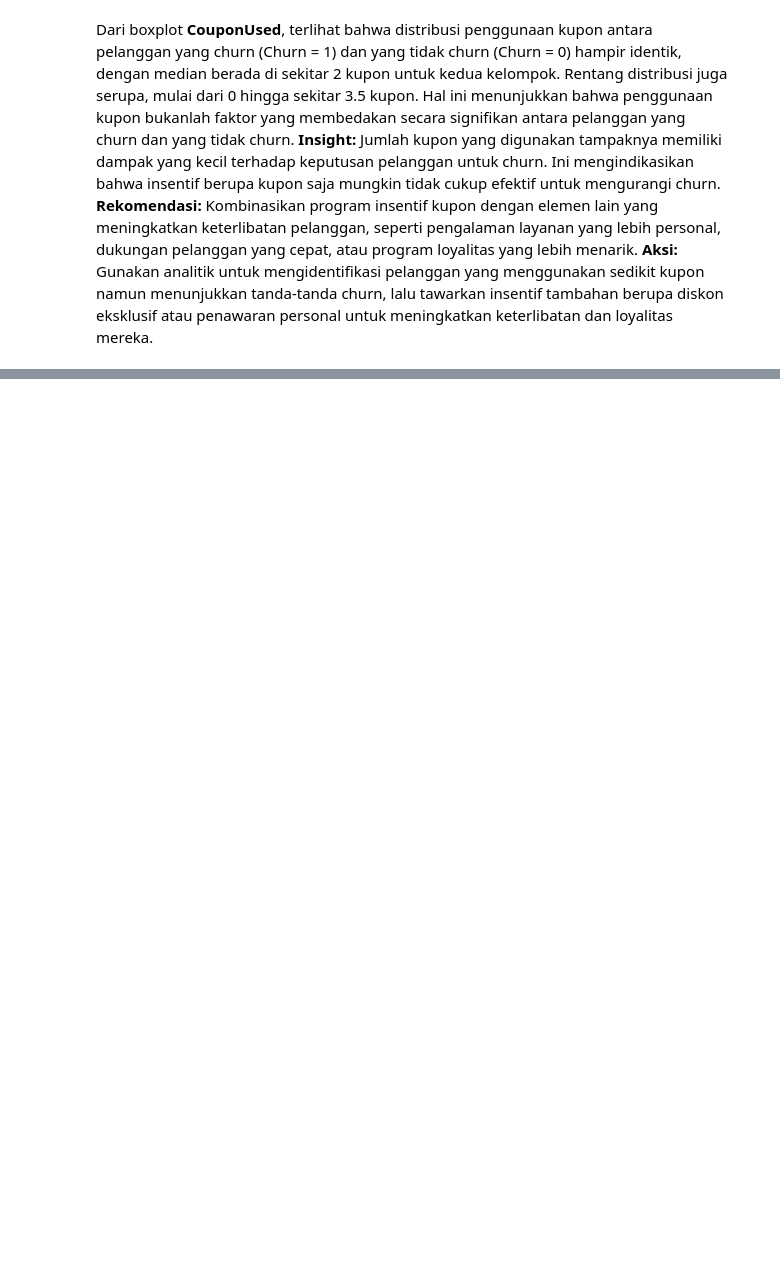
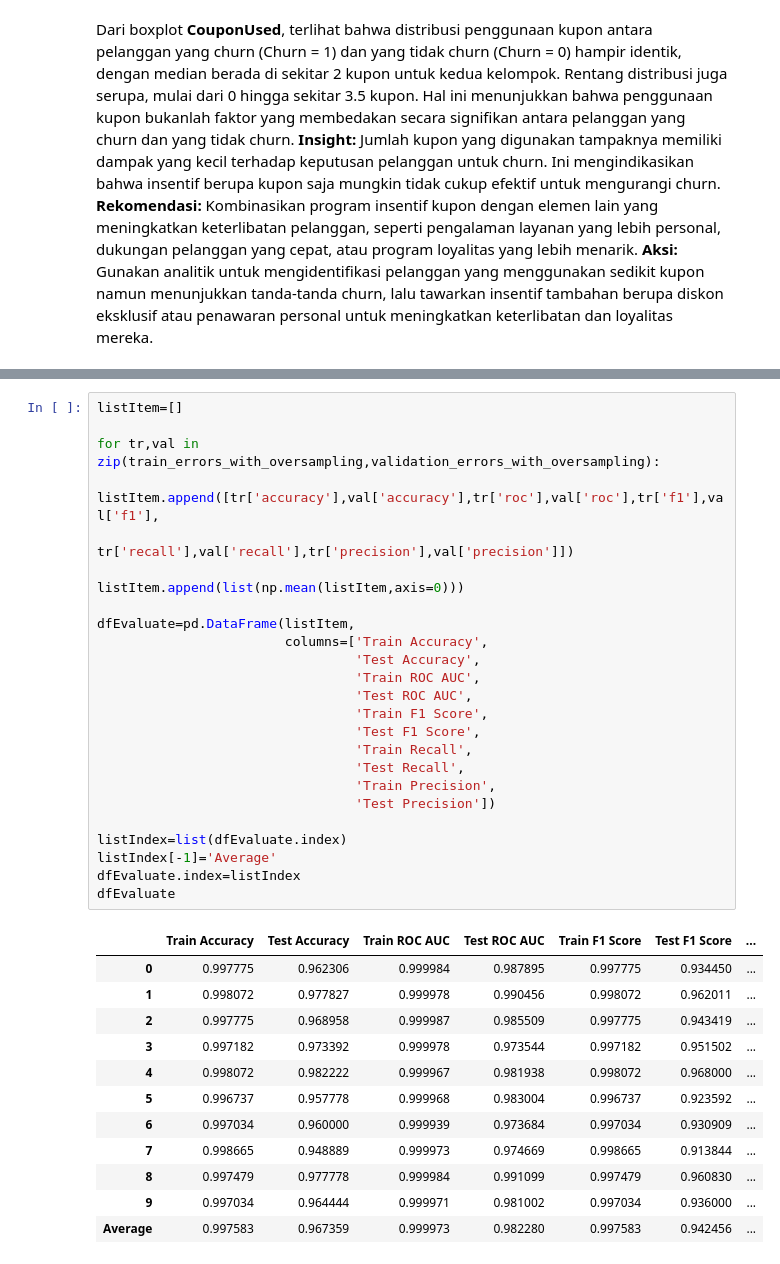
Before and after one commit to Dokaebi20/Finpro_Zetta_11-24, a Jupyter notebook: FinPro.ipynb, the cells around one changed output, grey strips where cells are left out. Saved outputs shown, nothing was run; the diff lists cells and outputs as text; blank space fills up the shorter version.

```diff
--- a/FinPro.ipynb
+++ b/FinPro.ipynb
@@ -1351,0 +1339,38 @@ Dari visualisasi di atas terlihat bahwa 5 fitur yang paling penting pada pemodel
+# %%
+listItem=[]
+
+for tr,val in zip(train_errors_with_oversampling,validation_errors_with_oversampling):
+    listItem.append([tr['accuracy'],val['accuracy'],tr['roc'],val['roc'],tr['f1'],val['f1'],
+                     tr['recall'],val['recall'],tr['precision'],val['precision']])
+
+listItem.append(list(np.mean(listItem,axis=0)))
+
+dfEvaluate=pd.DataFrame(listItem,
+                        columns=['Train Accuracy',
+                                 'Test Accuracy',
+                                 'Train ROC AUC',
+                                 'Test ROC AUC',
+                                 'Train F1 Score',
+                                 'Test F1 Score',
+                                 'Train Recall',
+                                 'Test Recall',
+                                 'Train Precision',
+                                 'Test Precision'])
+
+listIndex=list(dfEvaluate.index)
+listIndex[-1]='Average'
+dfEvaluate.index=listIndex
+dfEvaluate
+# %% [output]
+|  | Train Accuracy | Test Accuracy | Train ROC AUC | Test ROC AUC | Train F1 Score | Test F1 Score | ... |
+| 0 | 0.997775 | 0.962306 | 0.999984 | 0.987895 | 0.997775 | 0.934450 | ... |
+| 1 | 0.998072 | 0.977827 | 0.999978 | 0.990456 | 0.998072 | 0.962011 | ... |
+| 2 | 0.997775 | 0.968958 | 0.999987 | 0.985509 | 0.997775 | 0.943419 | ... |
+| 3 | 0.997182 | 0.973392 | 0.999978 | 0.973544 | 0.997182 | 0.951502 | ... |
+| 4 | 0.998072 | 0.982222 | 0.999967 | 0.981938 | 0.998072 | 0.968000 | ... |
+| 5 | 0.996737 | 0.957778 | 0.999968 | 0.983004 | 0.996737 | 0.923592 | ... |
+| 6 | 0.997034 | 0.960000 | 0.999939 | 0.973684 | 0.997034 | 0.930909 | ... |
+| 7 | 0.998665 | 0.948889 | 0.999973 | 0.974669 | 0.998665 | 0.913844 | ... |
+| 8 | 0.997479 | 0.977778 | 0.999984 | 0.991099 | 0.997479 | 0.960830 | ... |
+| 9 | 0.997034 | 0.964444 | 0.999971 | 0.981002 | 0.997034 | 0.936000 | ... |
+| Average | 0.997583 | 0.967359 | 0.999973 | 0.982280 | 0.997583 | 0.942456 | ... |
```
Also changed, not shown: parts of 86 cells of this notebook.
